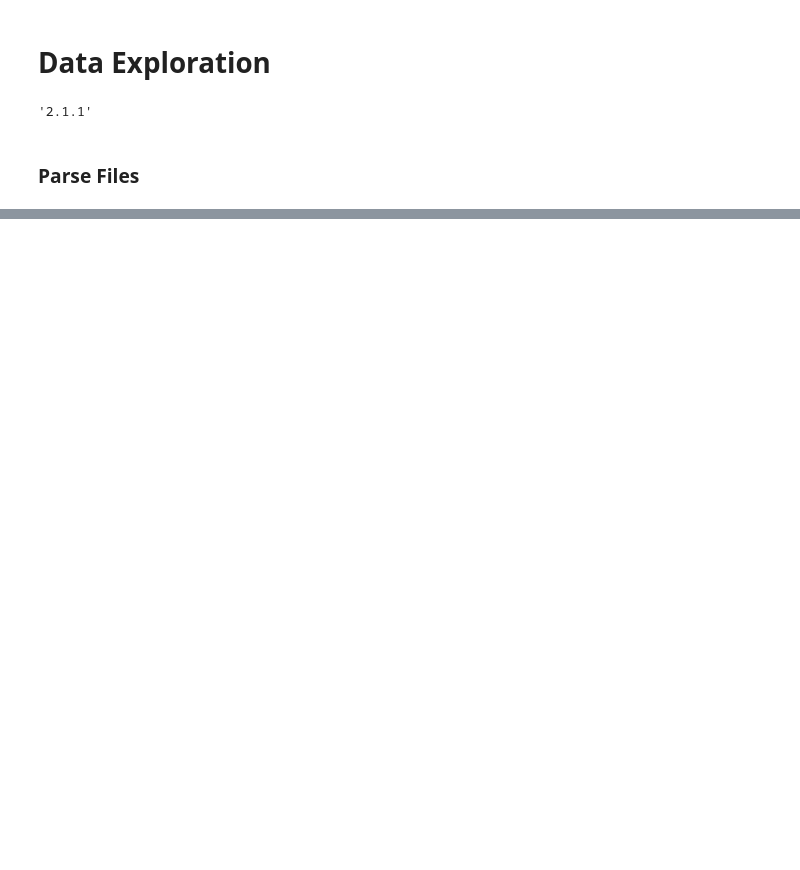
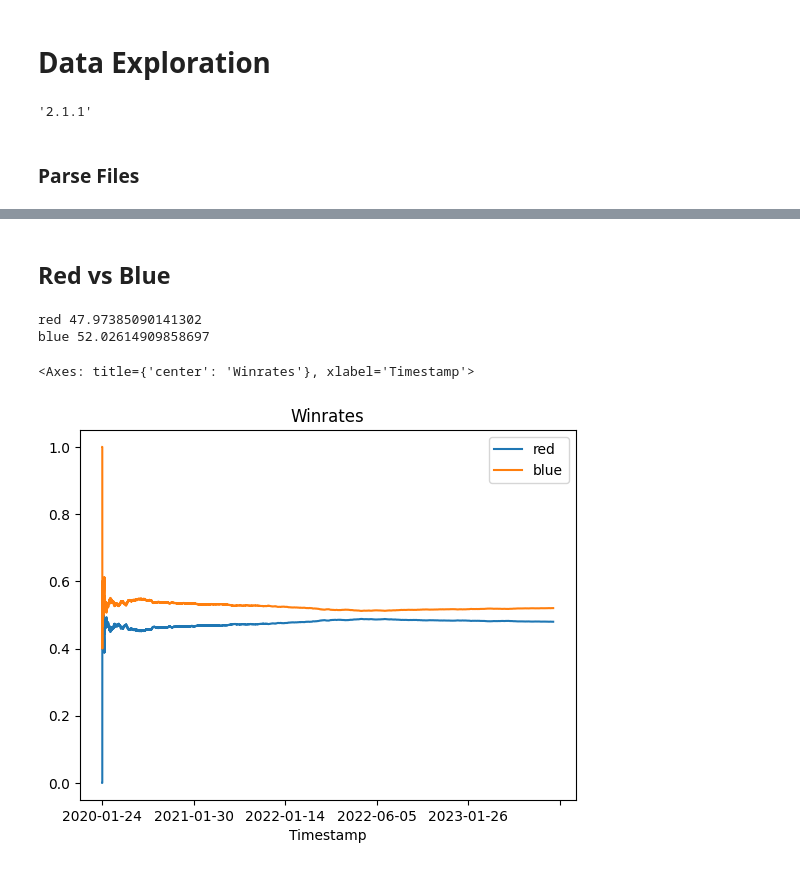
Before and after one commit to projectulterior/global-power-rankings, a Jupyter notebook: data_exploration.ipynb, the cells around one changed output, grey strips where cells are left out. Drawn from its saved outputs; the diff is of its cells as text; code cells hidden in the pictures; blank space fills up the shorter version.

Commit message:
red vs blue

```diff
--- a/data_exploration.ipynb
+++ b/data_exploration.ipynb
@@ -48,0 +26,7 @@ df
+# %%
+import pandas as pd
+
+games = pd.DataFrame(parse('games.json'))
+total = len(games)
+
+games
@@ -48,0 +67,31 @@ df
+# %% [markdown]
+## Red vs Blue
+# %%
+red = games[games['winner'] == 'red']
+blue = games[games['winner'] == 'blue']
+
+print("red", len(red)/total * 100)
+print("blue", len(blue)/total * 100)
+# %% [output]
+red 47.97385090141302
+blue 52.02614909858697
+# %%
+def winrate(games, side):
+    wins = [1 if winner == side else 0 for winner in games["winner"]]
+    cum = np.cumsum(wins)
+    return [cum[i]/(i+1) for i in range(len(cum))]
+
+sorted = games.sort_values(by="tournament_startDate")
+
+reds = winrate(sorted, "red")
+blues = winrate(sorted, "blue")
+
+winrates = pd.DataFrame({
+    'red': reds,
+    'blue': blues,
+}, index=sorted["tournament_startDate"])
+
+winrates.plot(title="Winrates", xlabel="Timestamp")
+# %% [output]
+<Axes: title={'center': 'Winrates'}, xlabel='Timestamp'>
+[figure, added]
```
Also changed, not shown: parts of 5 cells of this notebook.
